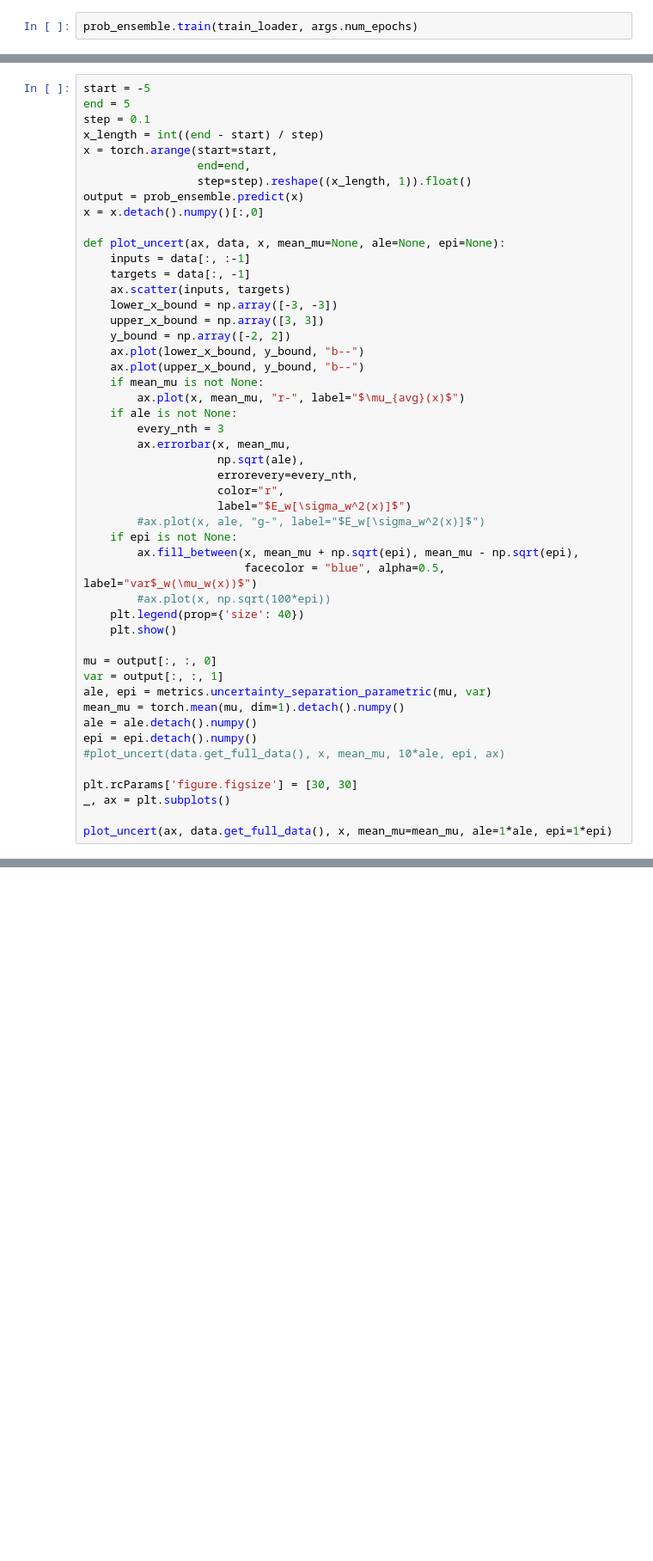
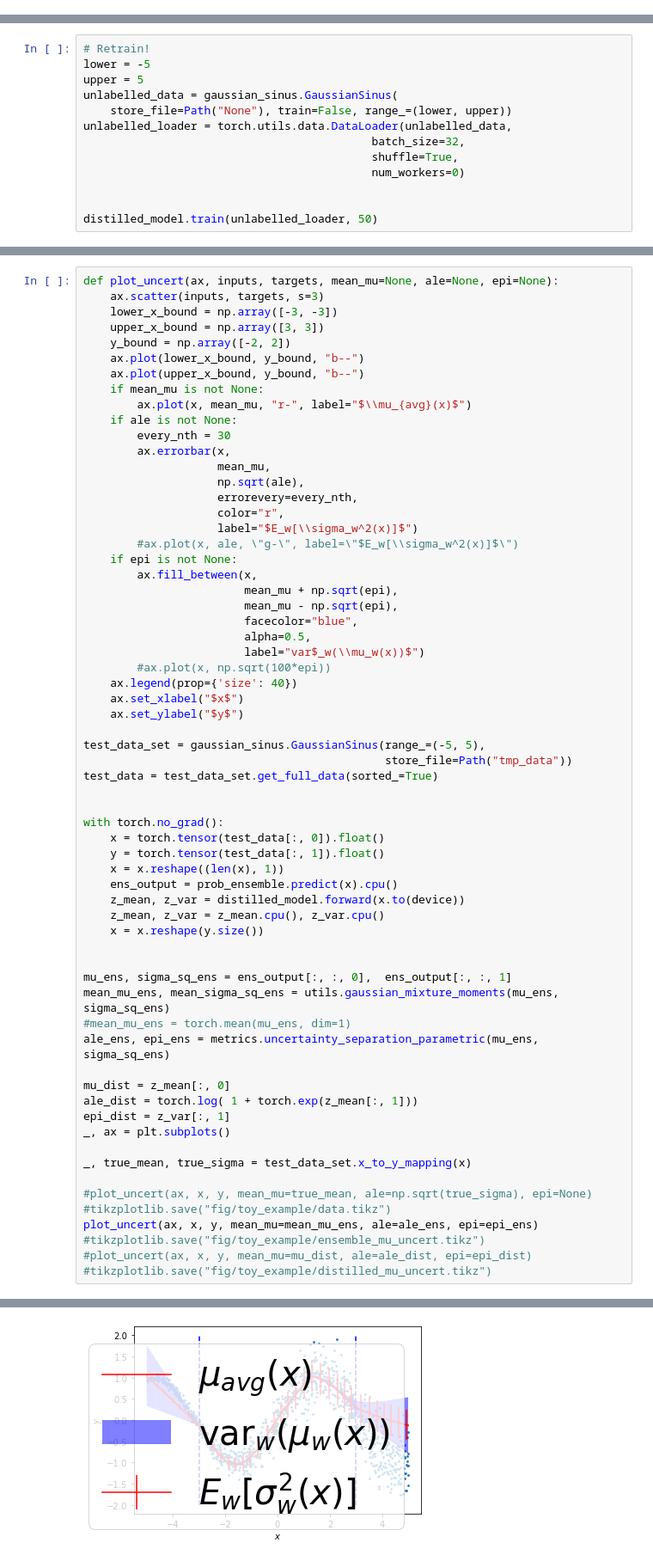
Before and after one commit to jackonelli/ensemble_distr_distillation, a Jupyter notebook: src/experiments/regression_sinus.ipynb, the cells around one changed output, grey strips where cells are left out. Shown: that part at 86% size. Drawn from its saved outputs; the diff is of its cells as text; blank space fills up the shorter version.

Commit message:
Standard distill regr

```diff
--- a/src/experiments/regression_sinus.ipynb
+++ b/src/experiments/regression_sinus.ipynb
@@ -111,2 +132,0 @@ prob_ensemble.train(train_loader, args.num_epochs)
-# %%
-prob_ensemble.train(train_loader, args.num_epochs)
@@ -112,0 +162,13 @@ prob_ensemble.train(train_loader, args.num_epochs)
+# %%
+# Retrain!
+lower = -5
+upper = 5
+unlabelled_data = gaussian_sinus.GaussianSinus(
+    store_file=Path("None"), train=False, range_=(lower, upper))
+unlabelled_loader = torch.utils.data.DataLoader(unlabelled_data,
+                                           batch_size=32,
+                                           shuffle=True,
+                                           num_workers=0)
+
+
+distilled_model.train(unlabelled_loader, 50)
@@ -113,49 +193,65 @@ prob_ensemble.train(train_loader, args.num_epochs)
 # %%
-start = -5
-end = 5
-step = 0.1
-x_length = int((end - start) / step)
-x = torch.arange(start=start,
-                 end=end,
-                 step=step).reshape((x_length, 1)).float()
-output = prob_ensemble.predict(x)
-x = x.detach().numpy()[:,0]
-
-def plot_uncert(ax, data, x, mean_mu=None, ale=None, epi=None):
-    inputs = data[:, :-1]
-    targets = data[:, -1]
-    ax.scatter(inputs, targets)
+def plot_uncert(ax, inputs, targets, mean_mu=None, ale=None, epi=None):
+    ax.scatter(inputs, targets, s=3)
     lower_x_bound = np.array([-3, -3])
     upper_x_bound = np.array([3, 3])
     y_bound = np.array([-2, 2])
     ax.plot(lower_x_bound, y_bound, "b--")
     ax.plot(upper_x_bound, y_bound, "b--")
     if mean_mu is not None:
-        ax.plot(x, mean_mu, "r-", label="$\mu_{avg}(x)$")
+        ax.plot(x, mean_mu, "r-", label="$\\mu_{avg}(x)$")
     if ale is not None:
-        every_nth = 3
-        ax.errorbar(x, mean_mu,
+        every_nth = 30
+        ax.errorbar(x,
+                    mean_mu,
                     np.sqrt(ale),
                     errorevery=every_nth,
                     color="r",
-                    label="$E_w[\sigma_w^2(x)]$")
-        #ax.plot(x, ale, "g-", label="$E_w[\sigma_w^2(x)]$")
+                    label="$E_w[\\sigma_w^2(x)]$")
+        #ax.plot(x, ale, \"g-\", label=\"$E_w[\\sigma_w^2(x)]$\")
     if epi is not None:
-        ax.fill_between(x, mean_mu + np.sqrt(epi), mean_mu - np.sqrt(epi),
-                        facecolor = "blue", alpha=0.5, label="var$_w(\mu_w(x))$")
+        ax.fill_between(x,
+                        mean_mu + np.sqrt(epi),
+                        mean_mu - np.sqrt(epi),
+                        facecolor="blue",
+                        alpha=0.5,
+                        label="var$_w(\\mu_w(x))$")
         #ax.plot(x, np.sqrt(100*epi))
-    plt.legend(prop={'size': 40})
-    plt.show()
+    ax.legend(prop={'size': 40})
+    ax.set_xlabel("$x$")
+    ax.set_ylabel("$y$")
 
-mu = output[:, :, 0]
-var = output[:, :, 1]
-ale, epi = metrics.uncertainty_separation_parametric(mu, var)
-mean_mu = torch.mean(mu, dim=1).detach().numpy()
-ale = ale.detach().numpy()
-epi = epi.detach().numpy()
-#plot_uncert(data.get_full_data(), x, mean_mu, 10*ale, epi, ax)
+test_data_set = gaussian_sinus.GaussianSinus(range_=(-5, 5),
+                                             store_file=Path("tmp_data"))
+test_data = test_data_set.get_full_data(sorted_=True)
 
-plt.rcParams['figure.figsize'] = [30, 30]
+
+with torch.no_grad():
+    x = torch.tensor(test_data[:, 0]).float()
+    y = torch.tensor(test_data[:, 1]).float()
+    x = x.reshape((len(x), 1))
+    ens_output = prob_ensemble.predict(x).cpu()
+    z_mean, z_var = distilled_model.forward(x.to(device))
+    z_mean, z_var = z_mean.cpu(), z_var.cpu()
+    x = x.reshape(y.size())
+
+
+mu_ens, sigma_sq_ens = ens_output[:, :, 0],  ens_output[:, :, 1]
+mean_mu_ens, mean_sigma_sq_ens = utils.gaussian_mixture_moments(mu_ens, sigma_sq_ens)
+#mean_mu_ens = torch.mean(mu_ens, dim=1)
+ale_ens, epi_ens = metrics.uncertainty_separation_parametric(mu_ens, sigma_sq_ens)
+
+mu_dist = z_mean[:, 0]
+ale_dist = torch.log( 1 + torch.exp(z_mean[:, 1]))
+epi_dist = z_var[:, 1]
 _, ax = plt.subplots()
 
-plot_uncert(ax, data.get_full_data(), x, mean_mu=mean_mu, ale=1*ale, epi=1*epi)
+_, true_mean, true_sigma = test_data_set.x_to_y_mapping(x)
+
+#plot_uncert(ax, x, y, mean_mu=true_mean, ale=np.sqrt(true_sigma), epi=None)
+#tikzplotlib.save("fig/toy_example/data.tikz")
+plot_uncert(ax, x, y, mean_mu=mean_mu_ens, ale=ale_ens, epi=epi_ens)
+#tikzplotlib.save("fig/toy_example/ensemble_mu_uncert.tikz")
+#plot_uncert(ax, x, y, mean_mu=mu_dist, ale=ale_dist, epi=epi_dist)
+#tikzplotlib.save("fig/toy_example/distilled_mu_uncert.tikz")
+# %% [output]
@@ -161,0 +259 @@ plot_uncert(ax, data.get_full_data(), x, mean_mu=mean_mu, ale=1*ale, epi=1*epi)
+[figure, added]
```
Also changed, not shown: parts of 18 cells of this notebook, 7 other files.
